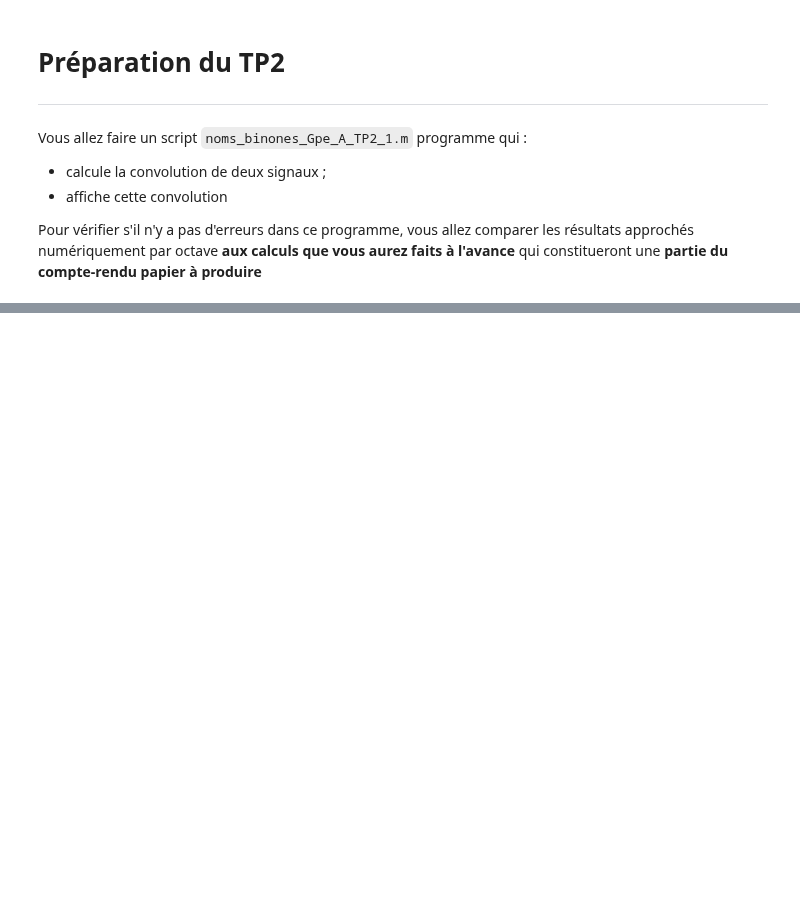
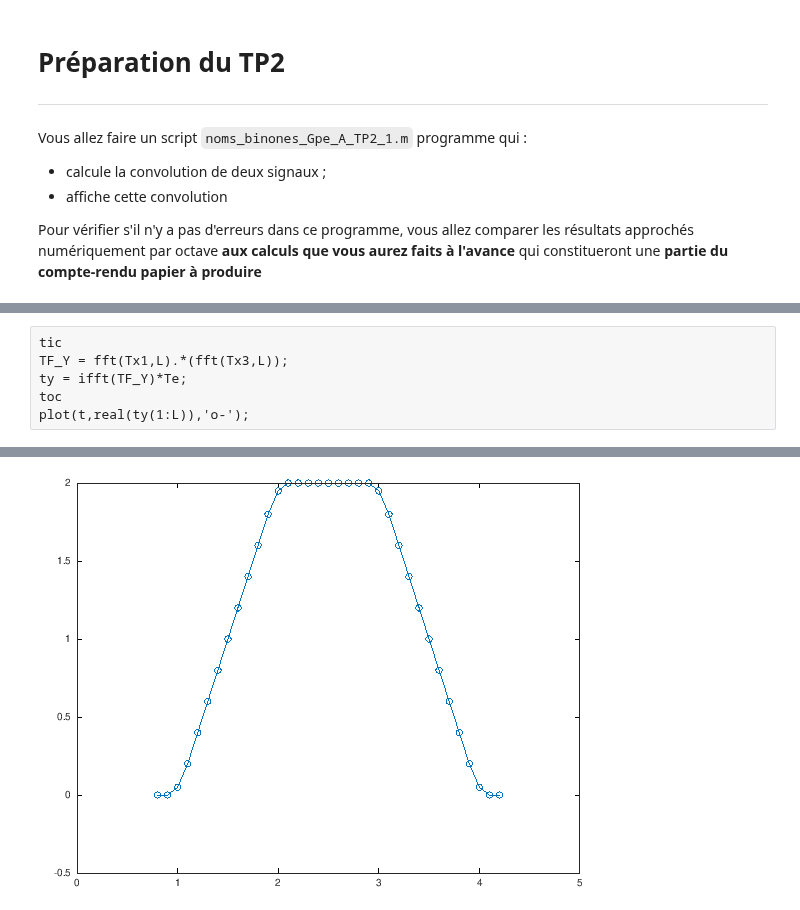
Before and after one commit to balaise31/Signal, a Jupyter notebook: continu/tp/TP2.ipynb, the cells around one changed output, grey strips where cells are left out. Cells and saved outputs as stored; diff of their text form; blank space fills up the shorter version.

```diff
--- a/continu/tp/TP2.ipynb
+++ b/continu/tp/TP2.ipynb
@@ -124,0 +113,7 @@ error: product: nonconformant arguments (op1 is 1x0, op2 is 1x2)
+# %%
+tic
+TF_Y = fft(Tx1,L).*(fft(Tx3,L));
+ty = ifft(TF_Y)*Te;
+toc
+plot(t,real(ty(1:L)),'o-');
+# %% [output]
@@ -124,0 +121 @@ error: product: nonconformant arguments (op1 is 1x0, op2 is 1x2)
+[figure, added]
```
Also changed, not shown: parts of 14 cells of this notebook, 11 other files.
